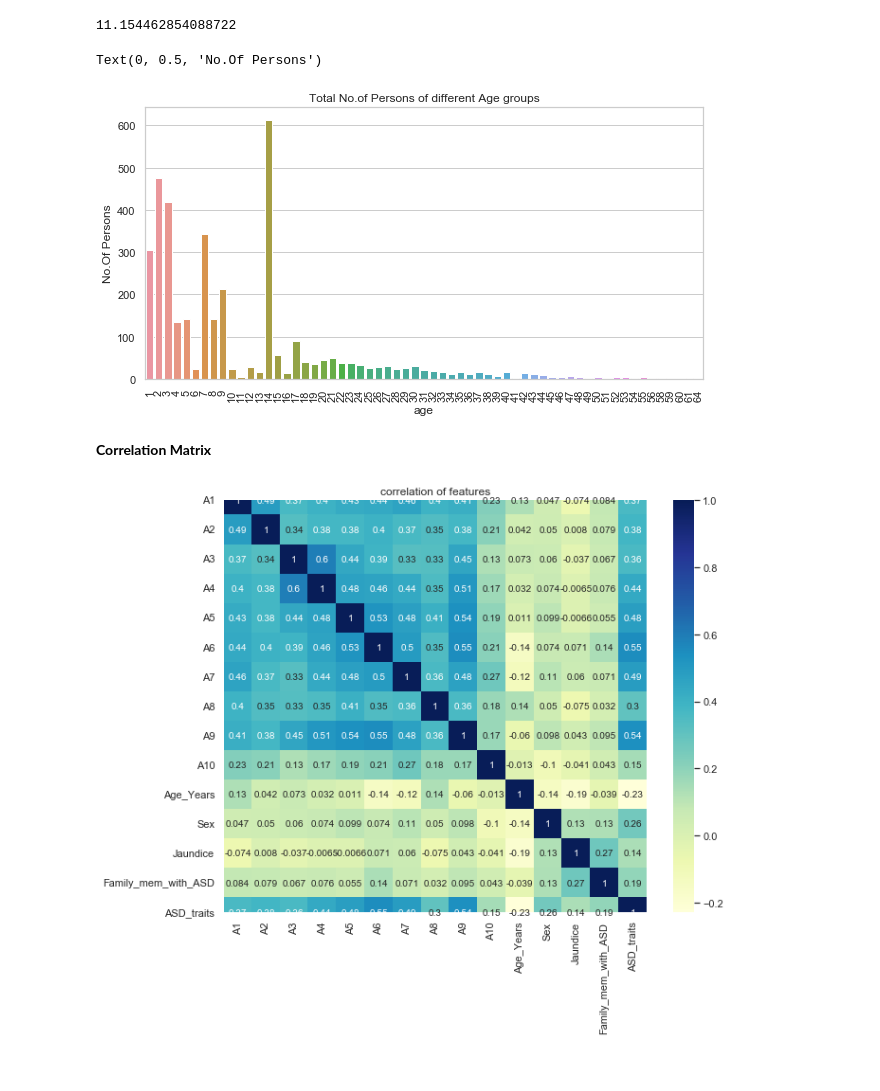
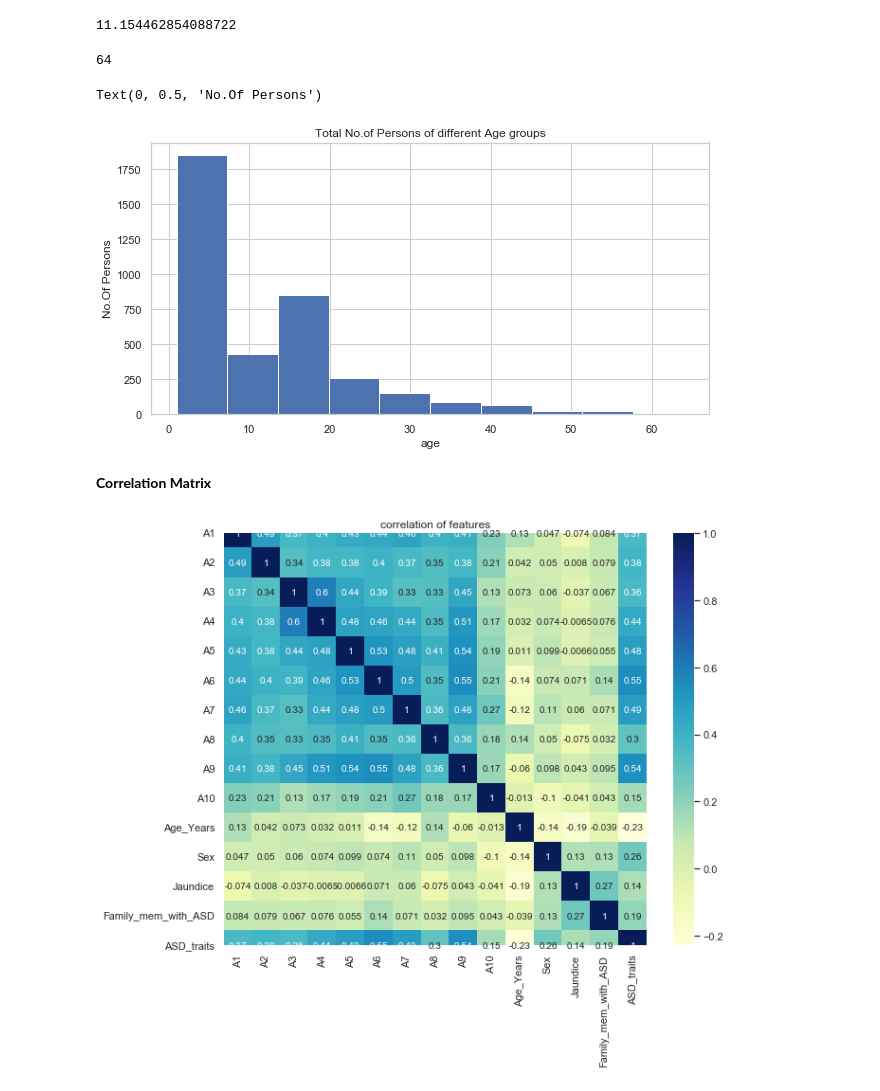
Before and after one commit to Chaitanya204/University-Project, a Jupyter notebook: Predicting and Diagnosing Autism Spectrum Disorder (ASD) Using Machine Learning Models.ipynb, the cells around one changed output. Drawn from its saved outputs; the diff is of its cells as text; code cells hidden in the pictures.

```diff
--- a/Predicting and Diagnosing Autism Spectrum Disorder (ASD) Using Machine Learning Models.ipynb
+++ b/Predicting and Diagnosing Autism Spectrum Disorder (ASD) Using Machine Learning Models.ipynb
@@ -237,3 +192,0 @@ df1.head()
-# %%
-df1["ASD_traits"].replace(["Yes", "No"], [1,0], inplace=True)
-df1.head()
@@ -247,3 +192,0 @@ df1.head()
-# %%
-df1["Jaundice"].replace(["Yes", "No"], [1,0], inplace=True)
-df1.head()
@@ -257,3 +192,0 @@ df1.head()
-# %%
-df1["Family_mem_with_ASD"].replace(["Yes", "No"], [1,0], inplace=True)
-df1.head()
@@ -266,0 +209,8 @@ df1.head()
+# %%
+from sklearn.preprocessing import LabelEncoder
+encoder = LabelEncoder()
+df1["Sex"]=encoder.fit_transform(df1["Sex"])
+df1["ASD_traits"]= encoder.fit_transform(df1["ASD_traits"])
+df1["Jaundice"]=encoder.fit_transform(df1["Jaundice"])
+df1["Family_mem_with_ASD"]=encoder.fit_transform(df1["Family_mem_with_ASD"])
+df1.head()
@@ -378,19 +335,22 @@ df1.Age_Years.median()
 df1.Age_Years.mean()
 # %% [output]
 11.154462854088722
+# %%
+df1["Age_Years"].max()
+# %% [output]
+64
 # %%
 %matplotlib inline
 plt.figure(figsize=(10,5))
-sns.countplot(df1["Age_Years"])
+plt.hist(data=df1, x="Age_Years")
 plt.title("Total No.of Persons of different Age groups")
 plt.xlabel("age")
-plt.xticks(rotation = 90)
 plt.ylabel("No.Of Persons")
 # %% [output]
 Text(0, 0.5, 'No.Of Persons')
-[figure, old version]
+[figure, new version]
-# %% [markdown]
-**Correlation Matrix**
+# %% [markdown]
+**Correlation Matrix**
 # %%
 plt.figure(figsize=(10,8))
 sns.heatmap(df1.corr(), annot=True, cmap='YlGnBu')
```
Also changed, not shown: parts of 126 cells of this notebook, 3 other files.
